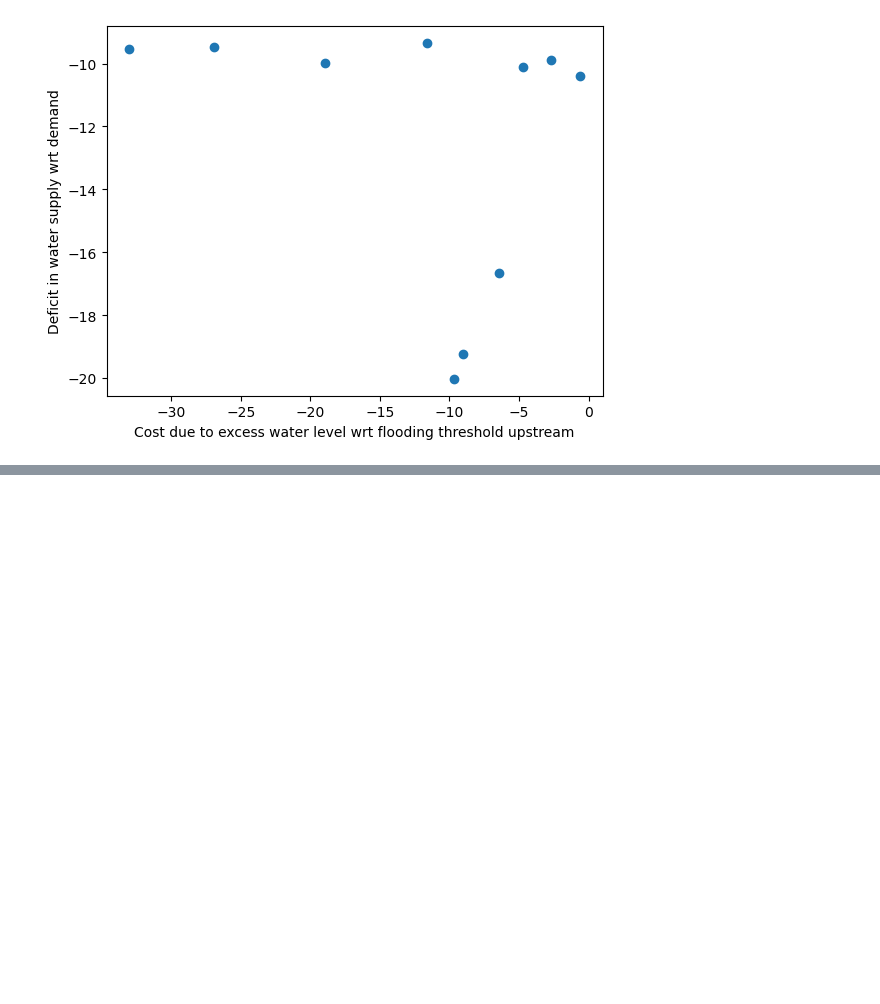
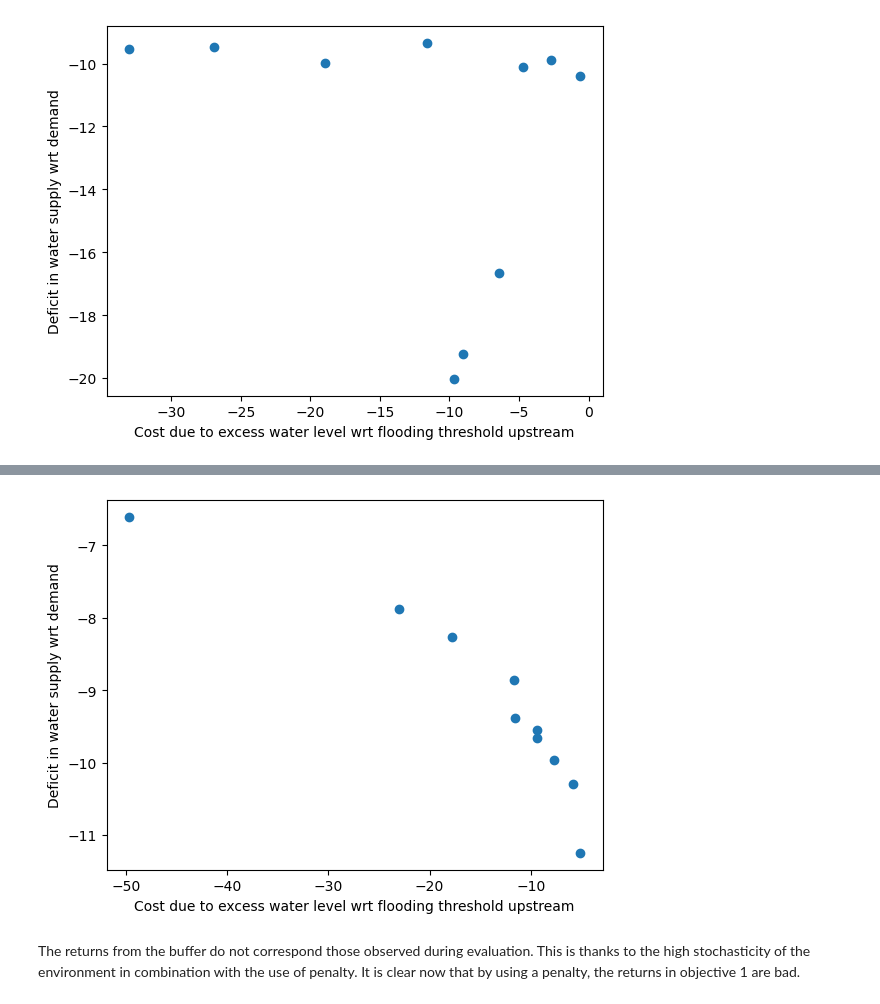
Before and after one commit to liammertens/water-resource-management, a Jupyter notebook: PCN/main.ipynb, the cells around one changed output, grey strips where cells are left out. Drawn from its saved outputs; the diff is of its cells as text; code cells hidden in the pictures; blank space fills up the shorter version.

```diff
--- a/PCN/main.ipynb
+++ b/PCN/main.ipynb
@@ -307,0 +157,6 @@ plot_pf('./noise5_decay_largeScaling.csv')
+# %%
+plot_pf('./buffer_pen.csv')
+# %% [output]
+[figure, added]
+# %% [markdown]
+The returns from the buffer do not correspond those observed during evaluation. This is thanks to the high stochasticity of the environment in combination with the use of penalty. It is clear now that by using a penalty, the returns in objective 1 are bad.
```
Also changed, not shown: parts of 17 cells of this notebook, 2 other files.
